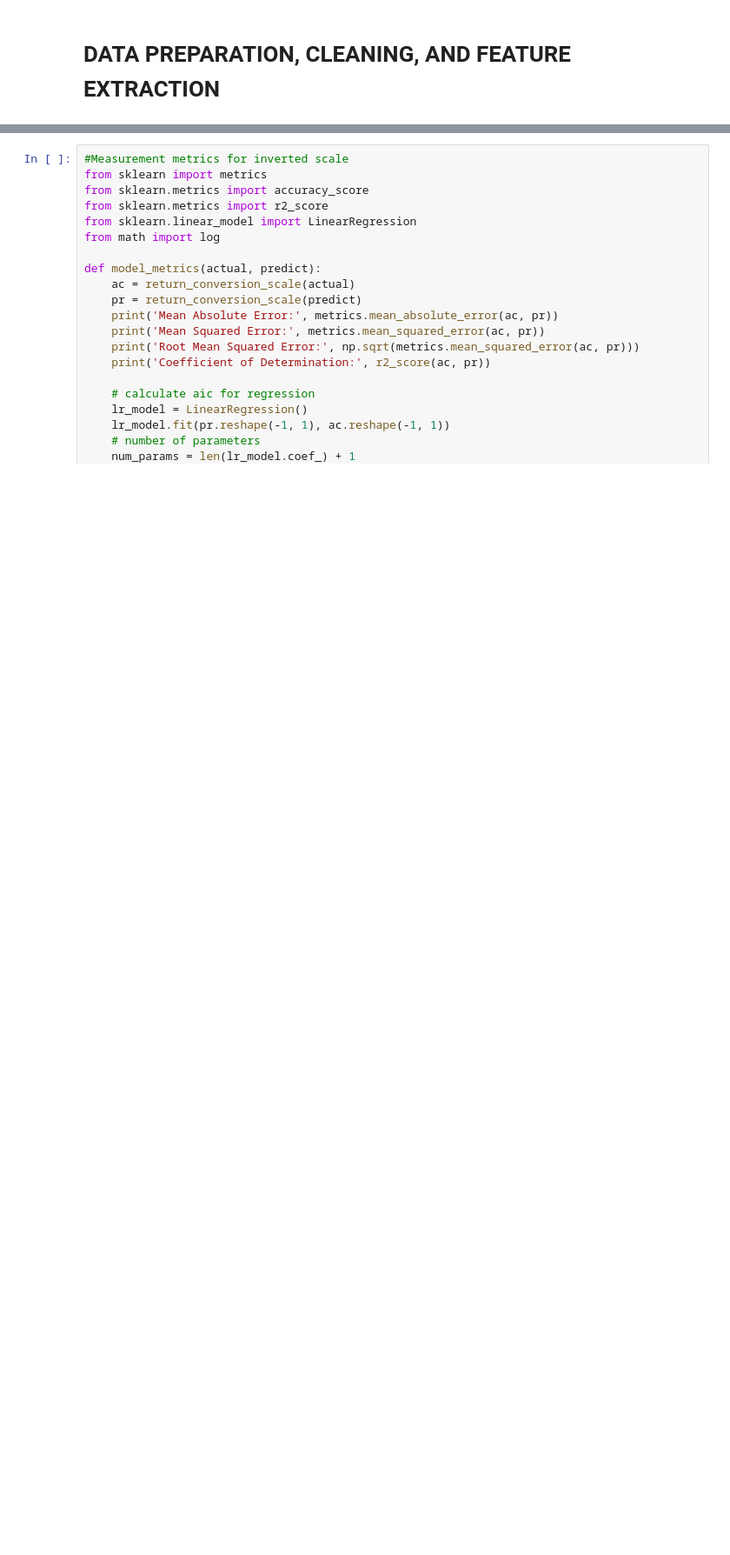
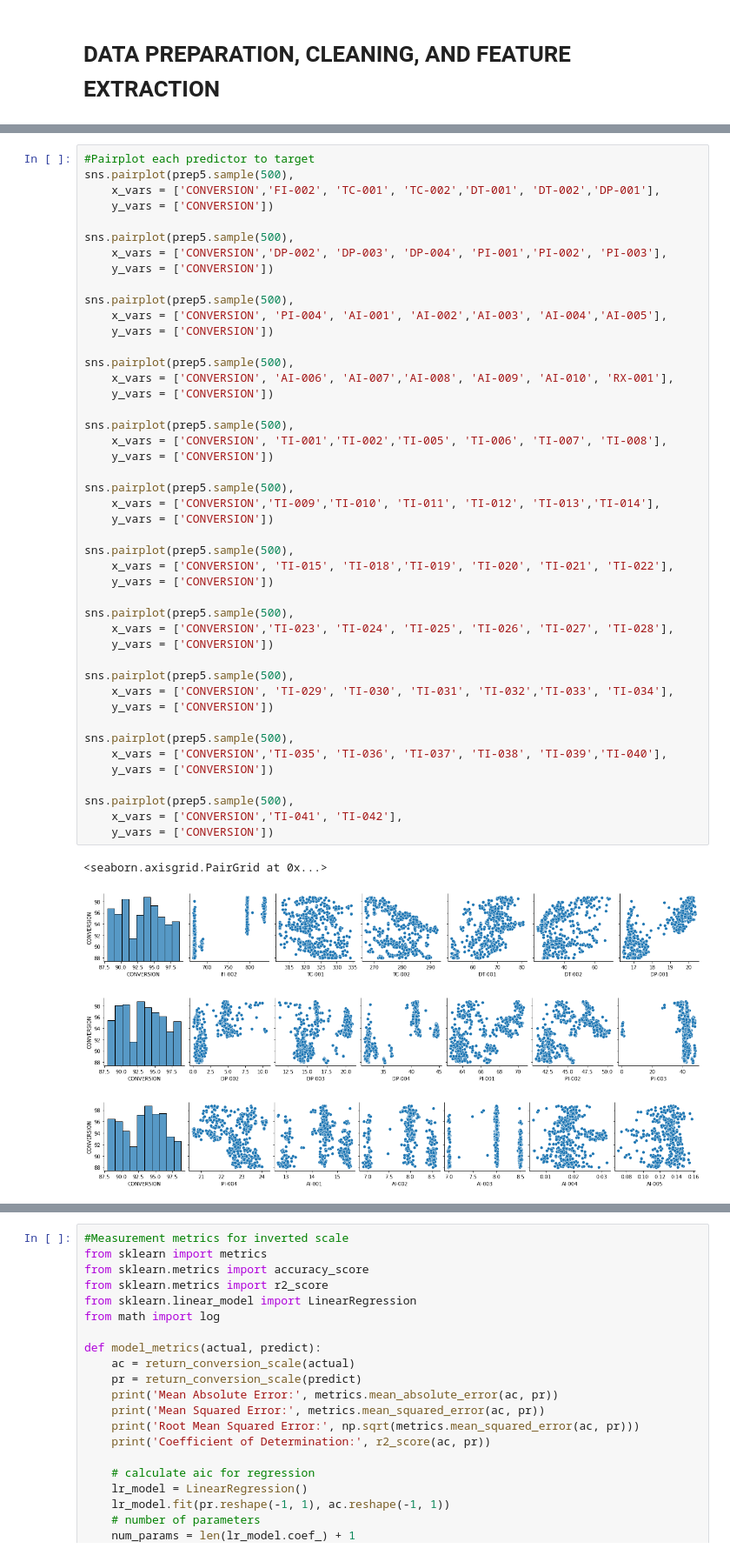
Before and after one commit to WisnuHanif/reactor_data, a Jupyter notebook: thesis_project.ipynb, the cells around one changed output, grey strips where cells are left out. Shown at 87% size. Drawn from its saved outputs; the diff is of its cells as text; blank space fills up the shorter version.

```diff
--- a/thesis_project.ipynb
+++ b/thesis_project.ipynb
@@ -103,0 +219,50 @@ prep5.describe().transpose()
+# %%
+#Pairplot each predictor to target
+sns.pairplot(prep5.sample(500),
+    x_vars = ['CONVERSION','FI-002', 'TC-001', 'TC-002','DT-001', 'DT-002','DP-001'],
+    y_vars = ['CONVERSION'])
+
+sns.pairplot(prep5.sample(500),
+    x_vars = ['CONVERSION','DP-002', 'DP-003', 'DP-004', 'PI-001','PI-002', 'PI-003'],
+    y_vars = ['CONVERSION'])
+
+sns.pairplot(prep5.sample(500),
+    x_vars = ['CONVERSION', 'PI-004', 'AI-001', 'AI-002','AI-003', 'AI-004','AI-005'],
+    y_vars = ['CONVERSION'])
+
+sns.pairplot(prep5.sample(500),
+    x_vars = ['CONVERSION', 'AI-006', 'AI-007','AI-008', 'AI-009', 'AI-010', 'RX-001'],
+    y_vars = ['CONVERSION'])
+
+sns.pairplot(prep5.sample(500),
+    x_vars = ['CONVERSION', 'TI-001','TI-002','TI-005', 'TI-006', 'TI-007', 'TI-008'],
+    y_vars = ['CONVERSION'])
+
+sns.pairplot(prep5.sample(500),
+    x_vars = ['CONVERSION','TI-009','TI-010', 'TI-011', 'TI-012', 'TI-013','TI-014'],
+    y_vars = ['CONVERSION'])
+
+sns.pairplot(prep5.sample(500),
+    x_vars = ['CONVERSION', 'TI-015', 'TI-018','TI-019', 'TI-020', 'TI-021', 'TI-022'],
+    y_vars = ['CONVERSION'])
+
+sns.pairplot(prep5.sample(500),
+    x_vars = ['CONVERSION','TI-023', 'TI-024', 'TI-025', 'TI-026', 'TI-027', 'TI-028'],
+    y_vars = ['CONVERSION'])
+
+sns.pairplot(prep5.sample(500),
+    x_vars = ['CONVERSION', 'TI-029', 'TI-030', 'TI-031', 'TI-032','TI-033', 'TI-034'],
+    y_vars = ['CONVERSION'])
+
+sns.pairplot(prep5.sample(500),
+    x_vars = ['CONVERSION','TI-035', 'TI-036', 'TI-037', 'TI-038', 'TI-039','TI-040'],
+    y_vars = ['CONVERSION'])
+
+sns.pairplot(prep5.sample(500),
+    x_vars = ['CONVERSION','TI-041', 'TI-042'],
+    y_vars = ['CONVERSION'])
+# %% [output]
+<seaborn.axisgrid.PairGrid at 0x...>
+[figure, added]
+[figure, added]
+[figure, added]
```
Also changed, not shown: parts of 115 cells of this notebook.
